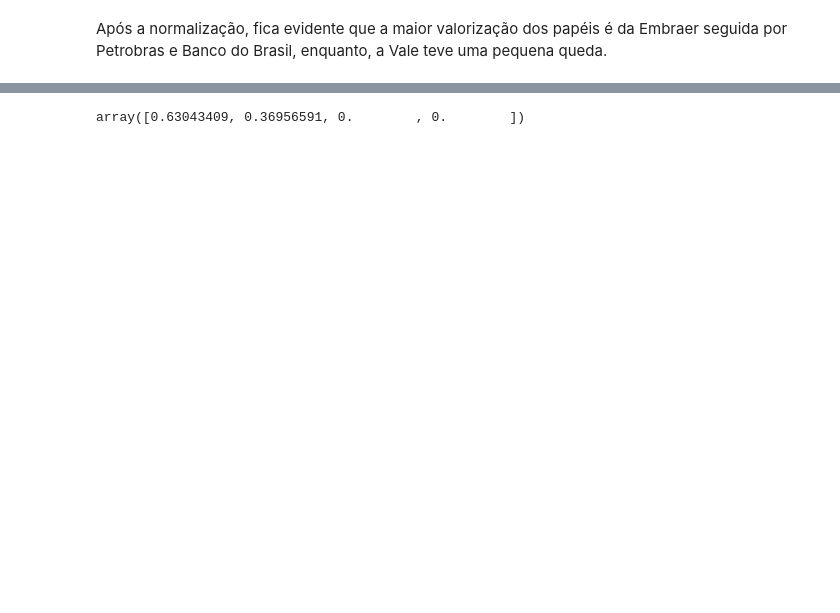
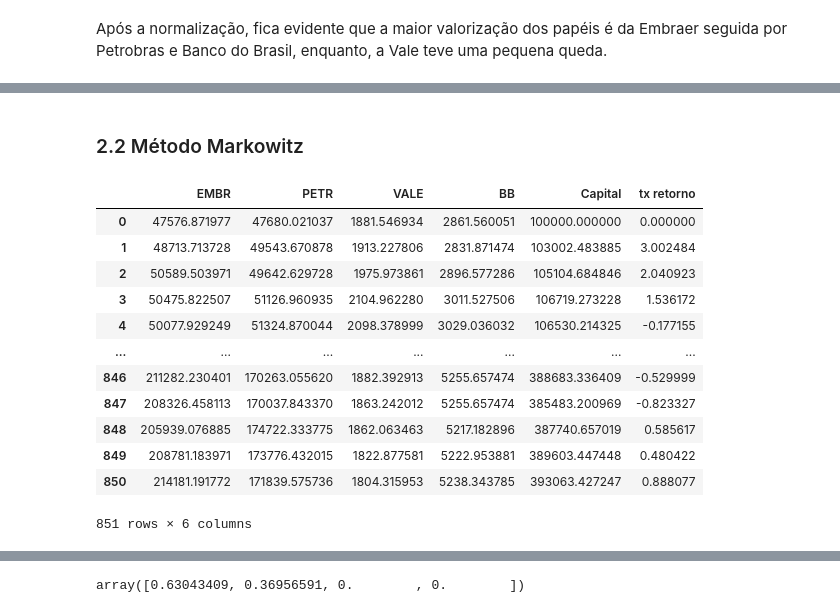
Before and after one commit to victordornelos/otimizacao_portfolio_python, a Jupyter notebook: carteira.ipynb, the cells around one changed output, grey strips where cells are left out. Saved outputs shown, nothing was run; the diff lists cells and outputs as text; code cells hidden in the pictures; blank space fills up the shorter version.

```diff
--- a/carteira.ipynb
+++ b/carteira.ipynb
@@ -108,6 +118,8 @@ Calling float on a single element Series is deprecated and will raise a TypeErro
 # %%
 # Pegando DF limpo
 teste = pd.read_csv('carteira.csv')
+# %% [markdown]
+### 2.2 Método  Markowitz
 # %%
 # Rodando a função
 import warnings
@@ -115,0 +128,18 @@ melhor_sharpe_ratio, pesos_markoitz, lista_retorno_esperado, lista_volatilidade_
+# %%
+# Criando uma carteira com os pesos encontrados
+df_M,_,_,_=alocacao_ativos(teste,capital=100000,melhores_pesos=pesos_markoitz)
+df_M
+# %% [output]
+|  | EMBR | PETR | VALE | BB | Capital | tx retorno |
+| 0 | 47576.871977 | 47680.021037 | 1881.546934 | 2861.560051 | 100000.000000 | 0.000000 |
+| 1 | 48713.713728 | 49543.670878 | 1913.227806 | 2831.871474 | 103002.483885 | 3.002484 |
+| 2 | 50589.503971 | 49642.629728 | 1975.973861 | 2896.577286 | 105104.684846 | 2.040923 |
+| 3 | 50475.822507 | 51126.960935 | 2104.962280 | 3011.527506 | 106719.273228 | 1.536172 |
+| 4 | 50077.929249 | 51324.870044 | 2098.378999 | 3029.036032 | 106530.214325 | -0.177155 |
+| ... | ... | ... | ... | ... | ... | ... |
+| 846 | 211282.230401 | 170263.055620 | 1882.392913 | 5255.657474 | 388683.336409 | -0.529999 |
+| 847 | 208326.458113 | 170037.843370 | 1863.242012 | 5255.657474 | 385483.200969 | -0.823327 |
+| 848 | 205939.076885 | 174722.333775 | 1862.063463 | 5217.182896 | 387740.657019 | 0.585617 |
+| 849 | 208781.183971 | 173776.432015 | 1822.877581 | 5222.953881 | 389603.447448 | 0.480422 |
+| 850 | 214181.191772 | 171839.575736 | 1804.315953 | 5238.343785 | 393063.427247 | 0.888077 |
+851 rows × 6 columns
```
Also changed, not shown: parts of 31 cells of this notebook, 1 other file.
